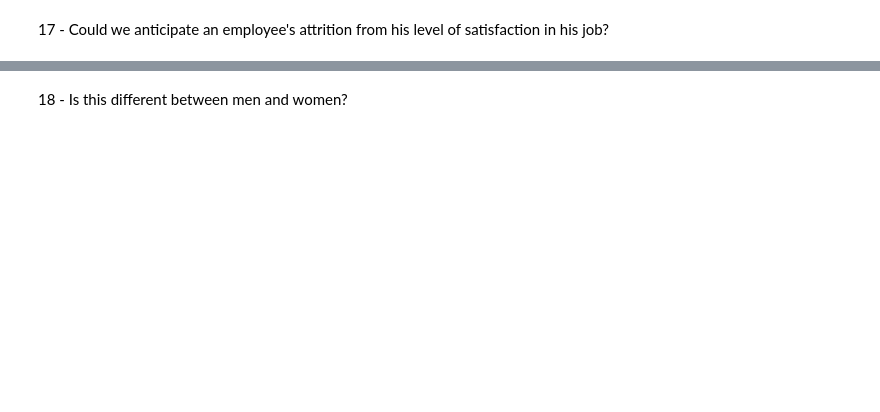
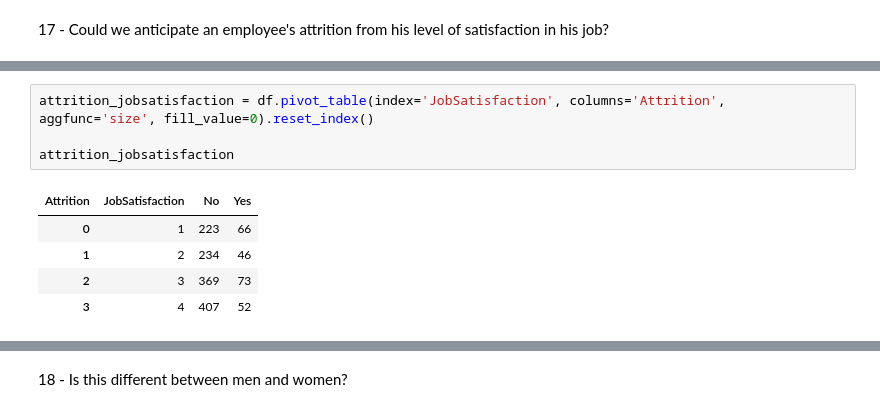
Before and after one commit to msche81/2-Jedha_Fullstack, a Jupyter notebook: 3_exploratory_data_analysis/3_introduction_to_data_vizualization/3-2_plotly_express_exercice-ibm-attrition_eda.ipynb, the cells around one changed output, grey strips where cells are left out. Drawn from its saved outputs; the diff is of its cells as text; blank space fills up the shorter version.

```diff
--- a/3_exploratory_data_analysis/3_introduction_to_data_vizualization/3-2_plotly_express_exercice-ibm-attrition_eda.ipynb
+++ b/3_exploratory_data_analysis/3_introduction_to_data_vizualization/3-2_plotly_express_exercice-ibm-attrition_eda.ipynb
@@ -478,0 +539,10 @@ Let's investigate the employees' attritions.
+# %%
+attrition_jobsatisfaction = df.pivot_table(index='JobSatisfaction', columns='Attrition', aggfunc='size', fill_value=0).reset_index()
+
+attrition_jobsatisfaction
+# %% [output]
+| Attrition | JobSatisfaction | No | Yes |
+| 0 | 1 | 223 | 66 |
+| 1 | 2 | 234 | 46 |
+| 2 | 3 | 369 | 73 |
+| 3 | 4 | 407 | 52 |
```
Also changed, not shown: parts of 12 cells of this notebook.
